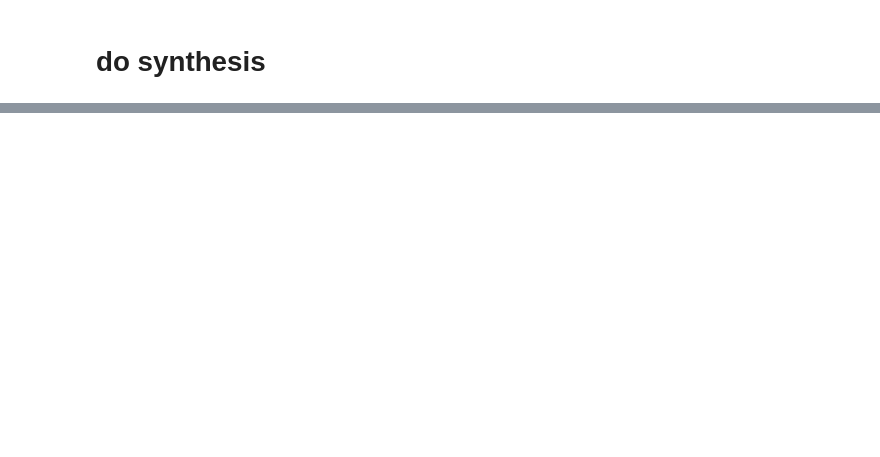
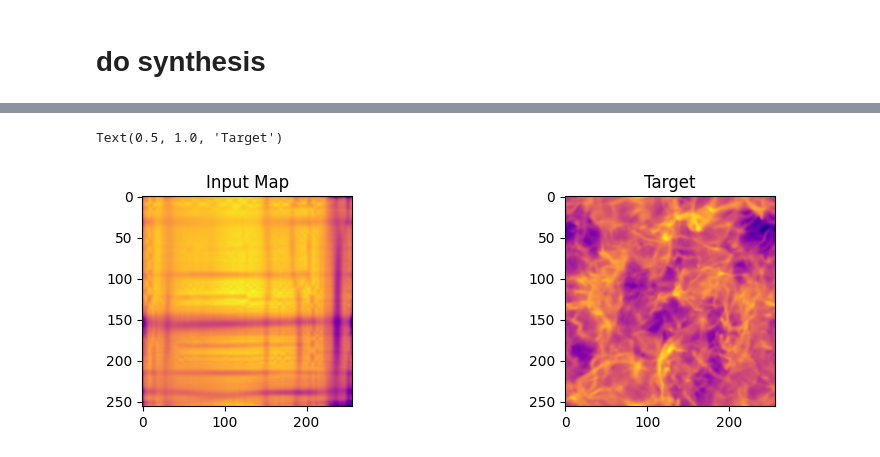
Before and after one commit to Eralys/STL_dev, a Jupyter notebook: STL_main/Certif_2D_Kernel_Torch/Certification_Notebook_2D_kernel.ipynb, the cells around one changed output, grey strips where cells are left out. Drawn from its saved outputs; the diff is of its cells as text; code cells hidden in the pictures; blank space fills up the shorter version.

```diff
--- a/STL_main/Certif_2D_Kernel_Torch/Certification_Notebook_2D_kernel.ipynb
+++ b/STL_main/Certif_2D_Kernel_Torch/Certification_Notebook_2D_kernel.ipynb
@@ -98,6 +107,6 @@ plt.title('Target')
 # %%
 u,histo = optimize_scattering_LBFGS(
-        target[0],
+        target,
         DataClass,
         SO,
         max_iter=100,
@@ -108,4 +135,11 @@ u,histo = optimize_scattering_LBFGS(
 # %%
-plt.figure(figsize=(16,6))
-hp.mollview(u.cpu().numpy(),nest=True,hold=False,sub=(1,2,1),cmap='plasma',title='Synthetised',min=-2,max=2)
-hp.mollview(target,nest=True,hold=False,sub=(1,2,2),cmap='plasma',title='Target',min=-2,max=2)
+plt.figure(figsize=(10,6))
+plt.subplot(2,2,1)
+plt.imshow(u.cpu().numpy(),cmap='plasma')
+plt.title('Input Map')
+plt.subplot(2,2,2)
+plt.imshow(target,cmap='plasma')
+plt.title('Target')
+# %% [output]
+Text(0.5, 1.0, 'Target')
+[figure, added]
```
Also changed, not shown: parts of 5 cells of this notebook, 2 other files.
